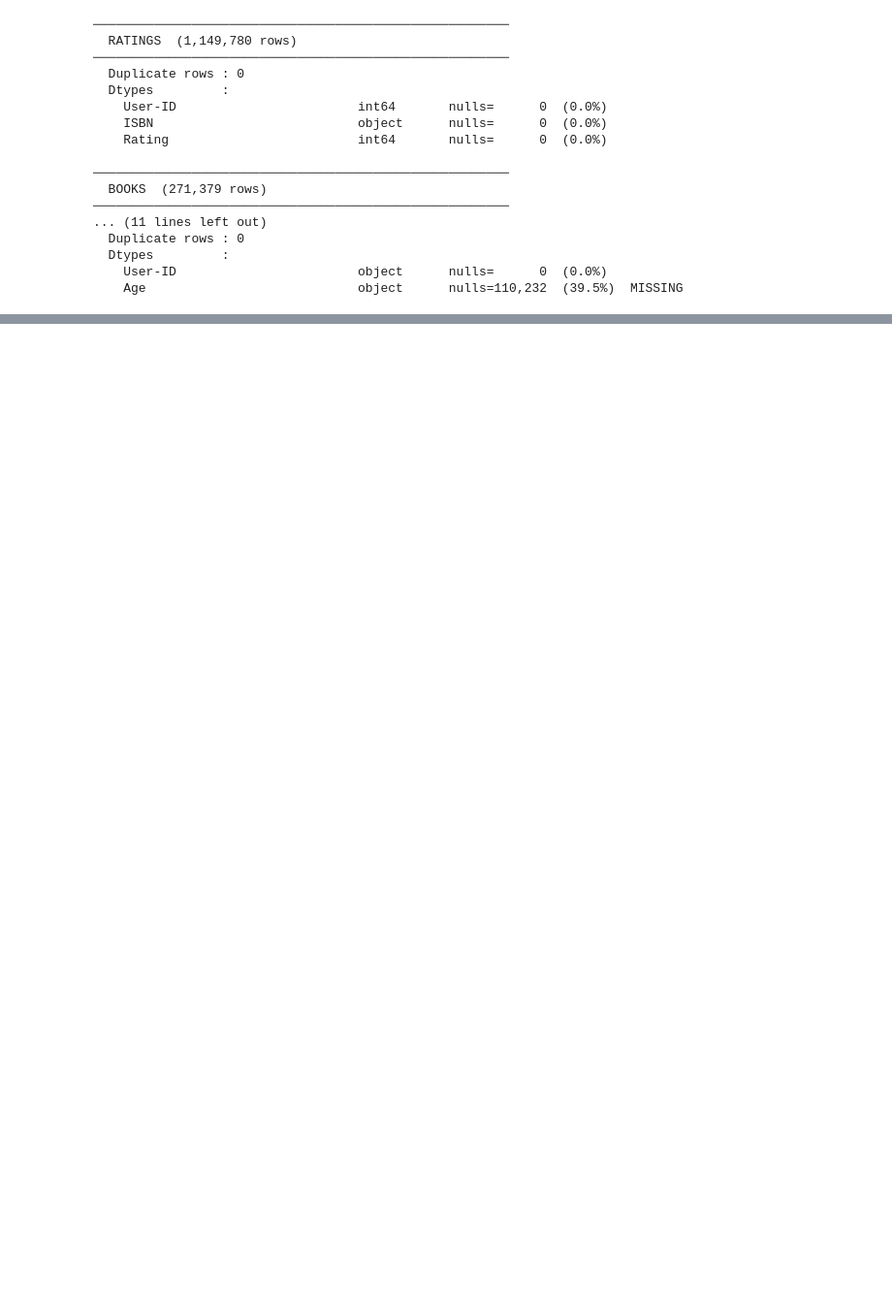
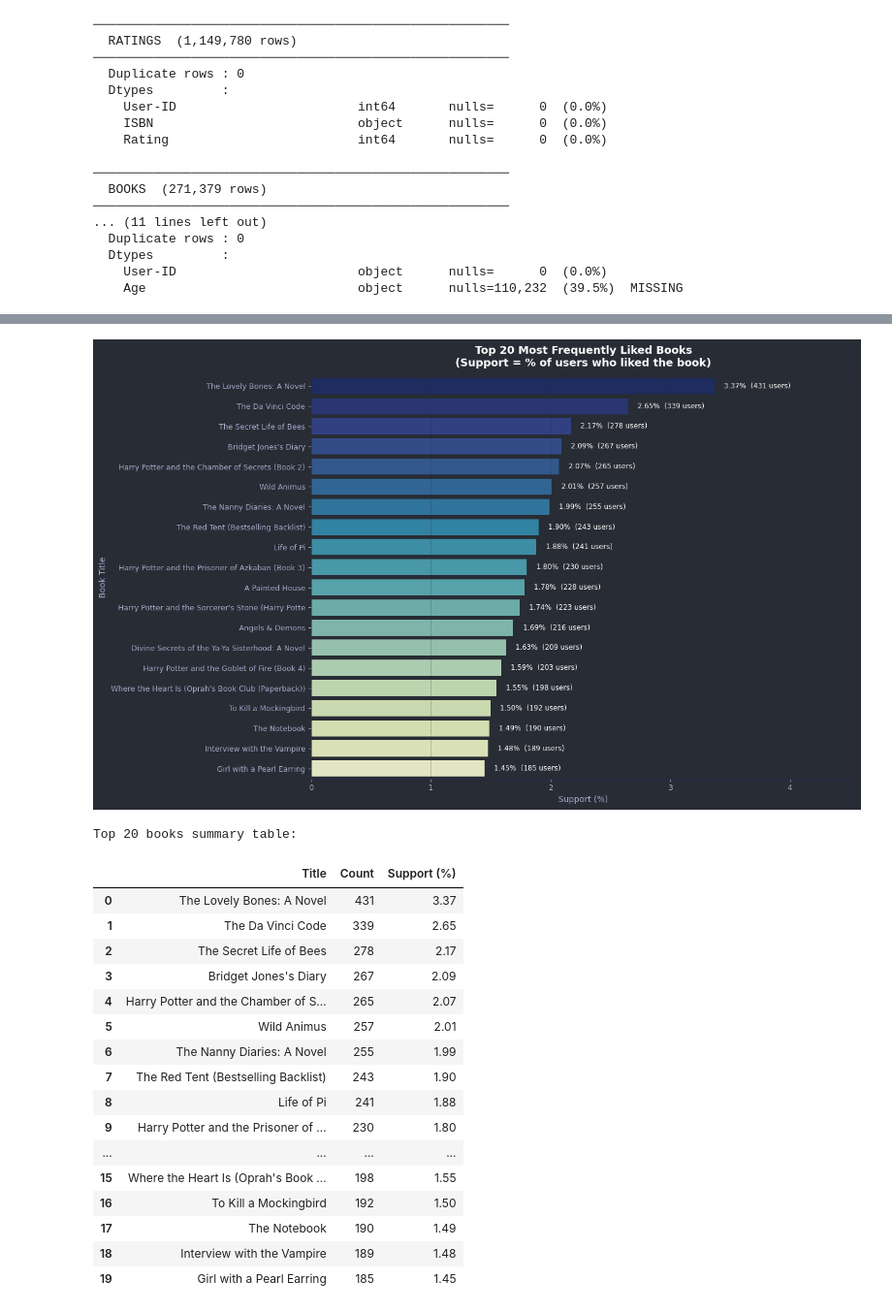
Before and after one commit to olkanth/MSCS_634_Lab_6, a Jupyter notebook: MSCS_634_Lab_6.ipynb, the cells around one changed output, grey strips where cells are left out. Shown at 97% size. Cells and saved outputs as stored; diff of their text form; code cells hidden in the pictures; blank space fills up the shorter version.

```diff
--- a/MSCS_634_Lab_6.ipynb
+++ b/MSCS_634_Lab_6.ipynb
@@ -129,0 +376,61 @@ audit(users,   'USERS')
+# %%
+# Top 20 Most Frequent Items
+item_freq      = df['Title'].value_counts().head(20).reset_index()
+item_freq.columns = ['Title', 'Count']
+item_freq['Support (%)'] = (item_freq['Count'] / df['User-ID'].nunique() * 100).round(2)
+item_freq['Short Title'] = item_freq['Title'].str[:50].str.strip()
+
+fig, ax = plt.subplots(figsize=(13, 8), facecolor=BG)
+ax.set_facecolor(BG)
+
+# Seaborn barplot with a gradient palette
+grad_palette = sns.color_palette("YlGnBu", n_colors=20)[::-1]
+sns.barplot(
+    data=item_freq, y='Short Title', x='Support (%)',
+    palette=grad_palette, orient='h', ax=ax,
+    edgecolor='none', alpha=0.92
+)
+
+# Annotate bars
+for i, (_, row) in enumerate(item_freq.iterrows()):
+    ax.text(row['Support (%)'] + 0.08, i,
+            f"{row['Support (%)']:.2f}%  ({row['Count']:,} users)",
+            va='center', color='white', fontsize=8.5)
+
+ax.set_title('Top 20 Most Frequently Liked Books\n(Support = % of users who liked the book)',
+             color='white', fontsize=13, fontweight='bold', pad=12)
+ax.set_xlabel('Support (%)', color='#AAAACC', fontsize=10)
+ax.set_ylabel('Book Title', color='#AAAACC', fontsize=10)
+ax.tick_params(colors='#AAAACC', labelsize=9)
+for spine in ax.spines.values():
+    spine.set_edgecolor('#2A2A4A')
+ax.grid(axis='x', color='#2A2A4A', linestyle='--', linewidth=0.5, alpha=0.6)
+ax.set_xlim(0, item_freq['Support (%)'].max() * 1.35)
+
+plt.tight_layout()
+plt.savefig('top20_books_barplot.png', dpi=130, bbox_inches='tight', facecolor=BG)
+plt.show()
+plt.close()
+
+print('Top 20 books summary table:')
+display(item_freq[['Title','Count','Support (%)']].reset_index(drop=True))
+# %% [output]
+[figure, added]
+Top 20 books summary table:
+|  | Title | Count | Support (%) |
+| 0 | The Lovely Bones: A Novel | 431 | 3.37 |
+| 1 | The Da Vinci Code | 339 | 2.65 |
+| 2 | The Secret Life of Bees | 278 | 2.17 |
+| 3 | Bridget Jones's Diary | 267 | 2.09 |
+| 4 | Harry Potter and the Chamber of S... | 265 | 2.07 |
+| 5 | Wild Animus | 257 | 2.01 |
+| 6 | The Nanny Diaries: A Novel | 255 | 1.99 |
+| 7 | The Red Tent (Bestselling Backlist) | 243 | 1.90 |
+| 8 | Life of Pi | 241 | 1.88 |
+| 9 | Harry Potter and the Prisoner of ... | 230 | 1.80 |
+| ... | ... | ... | ... |
+| 15 | Where the Heart Is (Oprah's Book ... | 198 | 1.55 |
+| 16 | To Kill a Mockingbird | 192 | 1.50 |
+| 17 | The Notebook | 190 | 1.49 |
+| 18 | Interview with the Vampire | 189 | 1.48 |
+| 19 | Girl with a Pearl Earring | 185 | 1.45 |
```
Also changed, not shown: parts of 12 cells of this notebook.
